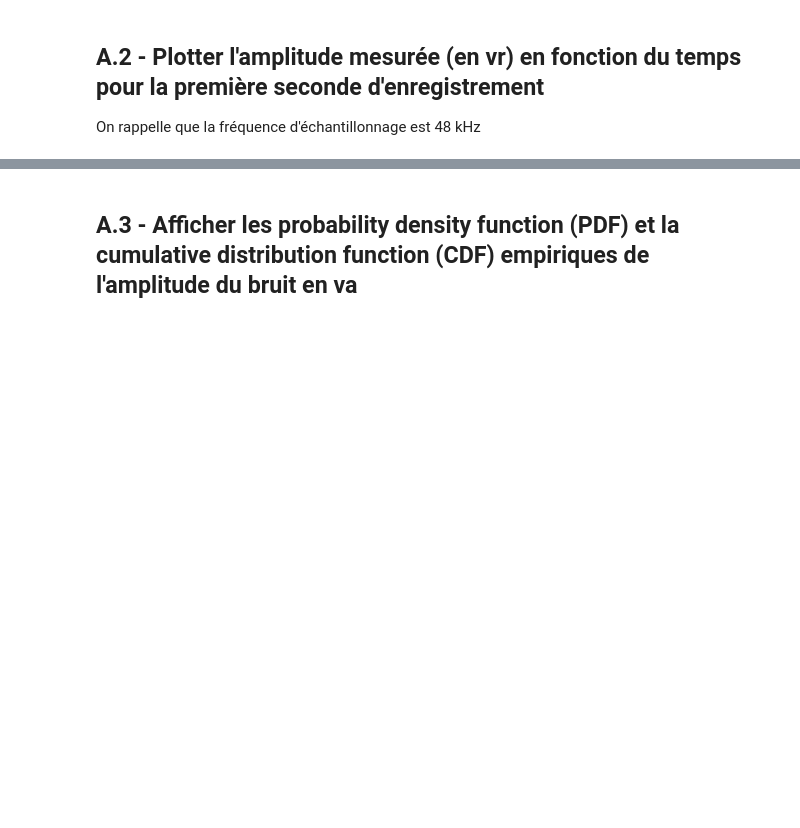
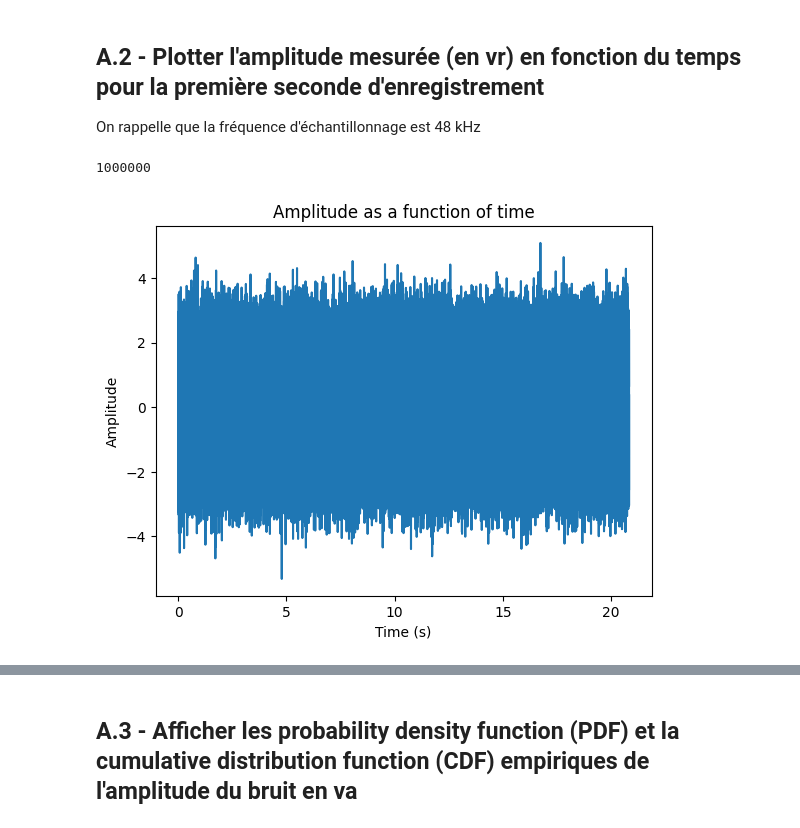
Before and after one commit to shahaf38/Stats-Tests_Hypotheses, a Jupyter notebook: Stats-Tests_Hypotheses.ipynb, the cells around one changed output, grey strips where cells are left out. Drawn from its saved outputs; the diff is of its cells as text; code cells hidden in the pictures; blank space fills up the shorter version.

```diff
--- a/Stats-Tests_Hypotheses.ipynb
+++ b/Stats-Tests_Hypotheses.ipynb
@@ -67,4 +70,29 @@ import numpy as np
+# %%
+## Load data from the file
+file_name = 'bruit_seul.txt'
+data = np.loadtxt(file_name)
 # %% [markdown]
 ## A.2 - Plotter l'amplitude mesurée (en vr) en fonction du temps pour la première seconde d'enregistrement
 
 On rappelle que la fréquence d'échantillonnage est 48 kHz
+# %%
+#Sampling frequency
+sampling_frequency = 48000
+
+#Recording duration
+recording_duration = len(data) / sampling_frequency
+
+# Create a time array in seconds
+time = np.linspace(0, recording_duration, len(data))
+# %%
+len(data)
+# %% [output]
+1000000
+# %%
+plt.plot(time, data)
+plt.title("Amplitude as a function of time")
+plt.xlabel("Time (s)")
+plt.ylabel("Amplitude")
+plt.show()
+# %% [output]
+[figure, added]
```
Also changed, not shown: parts of 4 cells of this notebook.
